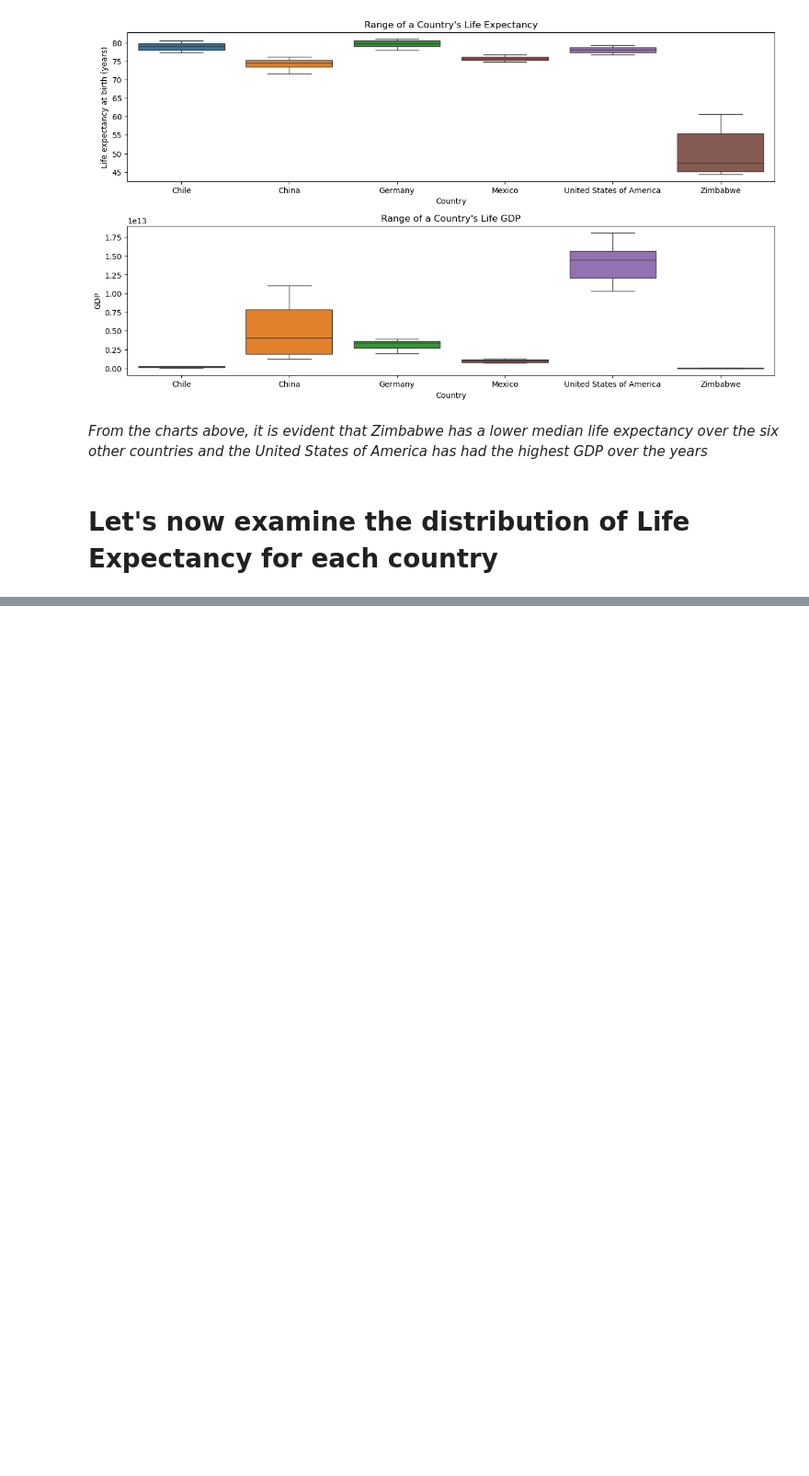
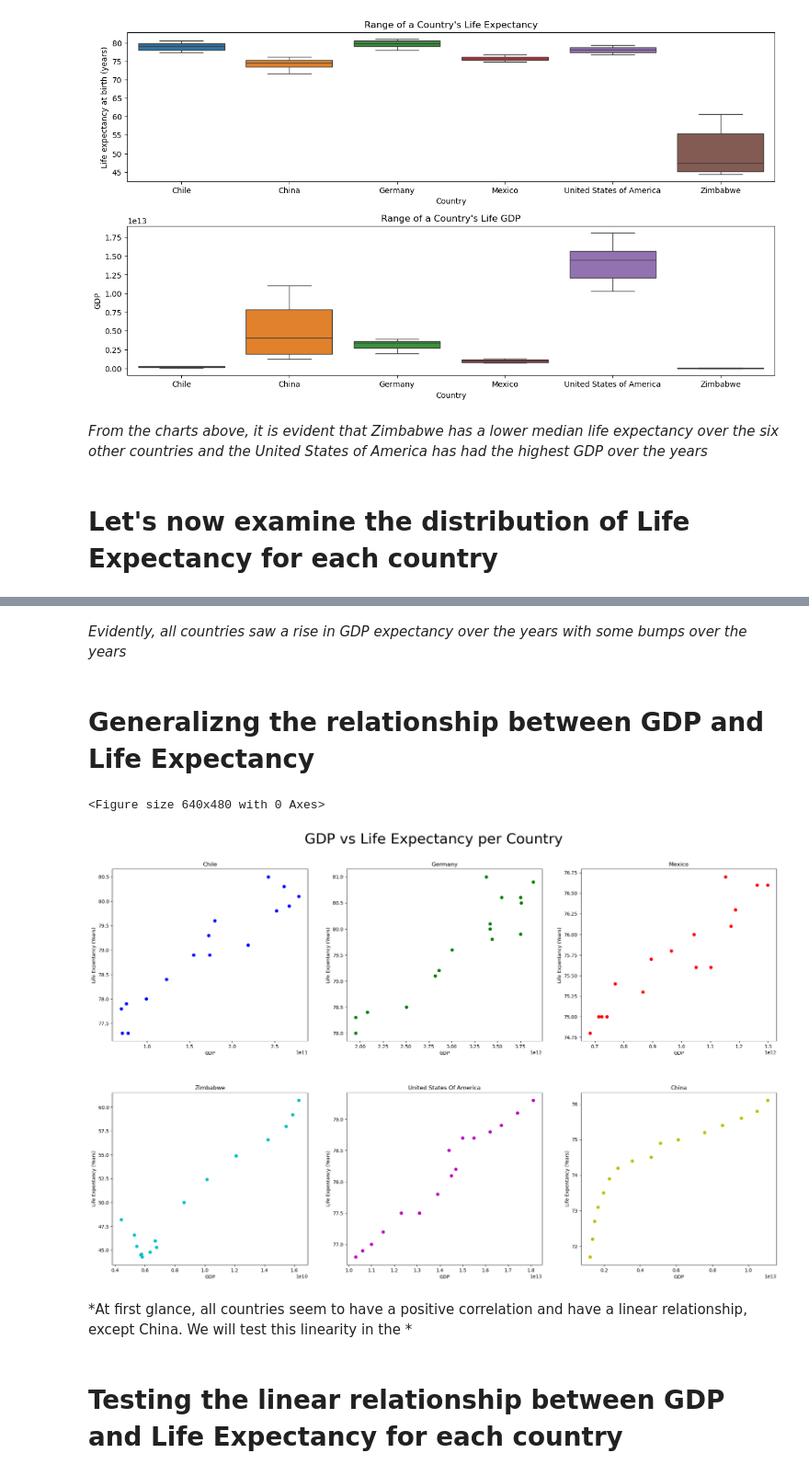
Before and after one commit to YI75/Data-Visualzation-project, a Jupyter notebook: life_expectancy_gdp.ipynb, the cells around one changed output, grey strips where cells are left out. Shown at 92% size. Drawn from its saved outputs; the diff is of its cells as text; code cells hidden in the pictures; blank space fills up the shorter version.

```diff
--- a/life_expectancy_gdp.ipynb
+++ b/life_expectancy_gdp.ipynb
@@ -100,0 +144,27 @@ plt.clf()
+# %% [markdown]
+*Evidently, all countries saw a rise in GDP expectancy over the years with some bumps over the years*
+# %% [markdown]
+# Generalizng the relationship between GDP and Life Expectancy
+# %%
+#Looking at the scatter plot of GPD and Life expectancy
+plt.figure(figsize=(25,15))
+plt.subplots_adjust(hspace=0.3)
+plt.suptitle("GDP vs Life Expectancy per Country", fontsize=30, y=0.95)
+
+for i in range(1, len(list_of_countries)+1):
+   ax = plt.subplot(2,3,i)
+   country = list_of_countries[i-1]
+   ax = plt.scatter(df['GDP'][df['Country'] == country] ,df["Life expectancy at birth (years)"][df['Country'] == country], color = colors[i-1])
+   plt.title(country.title())
+   plt.xlabel('GDP')
+   plt.ylabel('Life Expentancy (Years)')
+
+plt.show()
+plt.clf()
+# %% [output]
+<Figure size 640x480 with 0 Axes>
+[figure, added]
+# %% [markdown]
+*At first glance, all countries seem to have a positive correlation and have a linear relationship, except China. We will test this linearity in the *
+# %% [markdown]
+# Testing the linear relationship between GDP and Life Expectancy for each country
```
Also changed, not shown: parts of 9 cells of this notebook.
